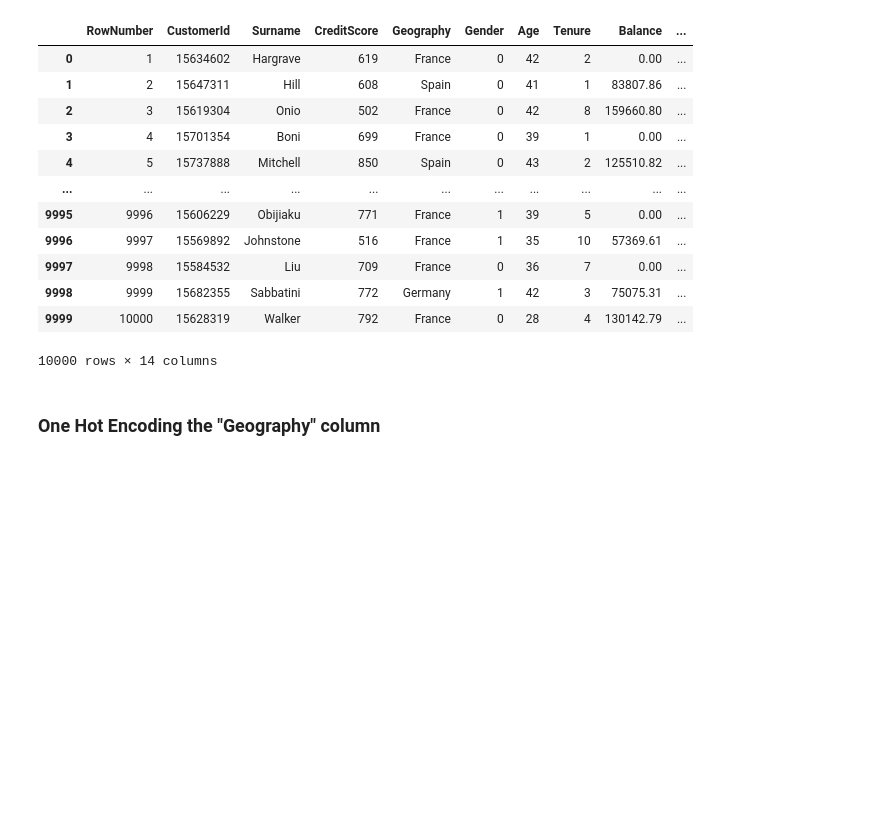
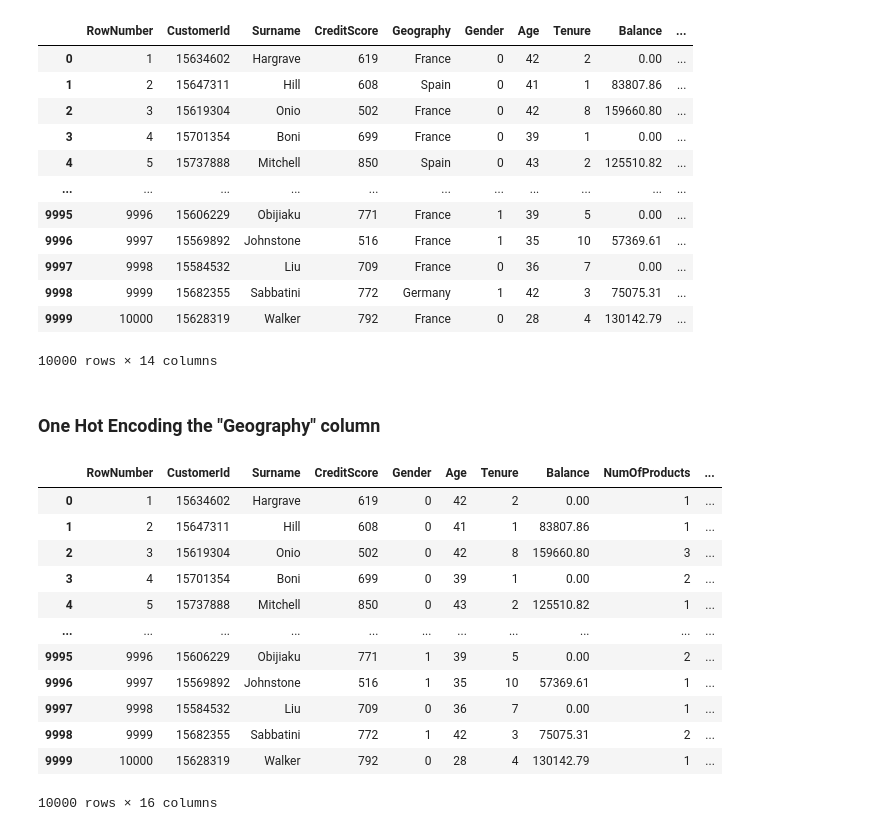
Before and after one commit to Letsoalo-Sanos/Churn-Modelling-with-Artificial-Neural-Network, a Jupyter notebook: DATA_PREPROCESSING/Data_Preprocessing.ipynb, the cells around one changed output. Drawn from its saved outputs; the diff is of its cells as text; code cells hidden in the pictures; blank space fills up the shorter version.

```diff
--- a/DATA_PREPROCESSING/Data_Preprocessing.ipynb
+++ b/DATA_PREPROCESSING/Data_Preprocessing.ipynb
@@ -181,7 +181,20 @@ df
 # %% [markdown]
 ### One Hot Encoding the "Geography" column
 # %%
-from sklearn.preprocessing import OneHotEncoder
-from sklearn.compose import ColumnTransformer
-ct = ColumnTransformer(transformers=[('encoder', OneHotEncoder(drop='first'), ['Geography'])],remainder='passthrough')
-X = ct.fit_transform(df)
+df = pd.get_dummies(df, columns=['Geography'],dtype=int, drop_first=False)
+# %%
+df
+# %% [output]
+|  | RowNumber | CustomerId | Surname | CreditScore | Gender | Age | Tenure | Balance | NumOfProducts | ... |
+| 0 | 1 | 15634602 | Hargrave | 619 | 0 | 42 | 2 | 0.00 | 1 | ... |
+| 1 | 2 | 15647311 | Hill | 608 | 0 | 41 | 1 | 83807.86 | 1 | ... |
+| 2 | 3 | 15619304 | Onio | 502 | 0 | 42 | 8 | 159660.80 | 3 | ... |
+| 3 | 4 | 15701354 | Boni | 699 | 0 | 39 | 1 | 0.00 | 2 | ... |
+| 4 | 5 | 15737888 | Mitchell | 850 | 0 | 43 | 2 | 125510.82 | 1 | ... |
+| ... | ... | ... | ... | ... | ... | ... | ... | ... | ... | ... |
+| 9995 | 9996 | 15606229 | Obijiaku | 771 | 1 | 39 | 5 | 0.00 | 2 | ... |
+| 9996 | 9997 | 15569892 | Johnstone | 516 | 1 | 35 | 10 | 57369.61 | 1 | ... |
+| 9997 | 9998 | 15584532 | Liu | 709 | 0 | 36 | 7 | 0.00 | 1 | ... |
+| 9998 | 9999 | 15682355 | Sabbatini | 772 | 1 | 42 | 3 | 75075.31 | 2 | ... |
+| 9999 | 10000 | 15628319 | Walker | 792 | 0 | 28 | 4 | 130142.79 | 1 | ... |
+10000 rows × 16 columns
```
